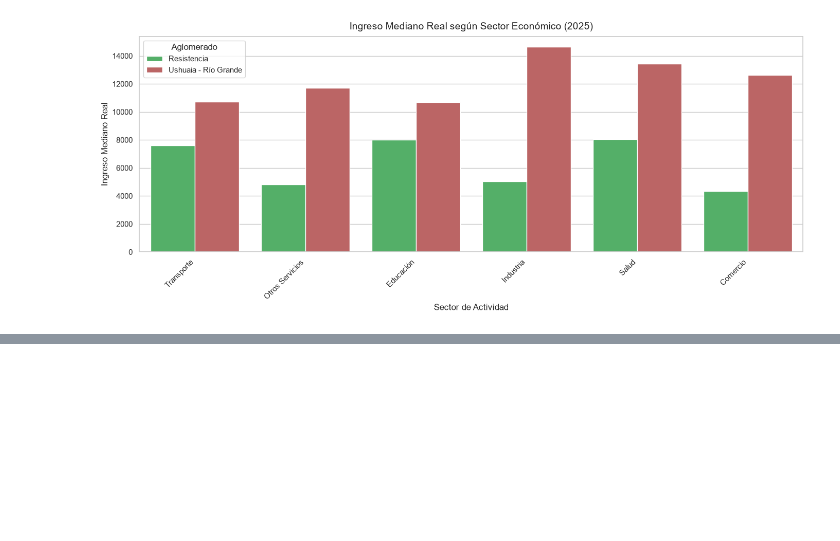
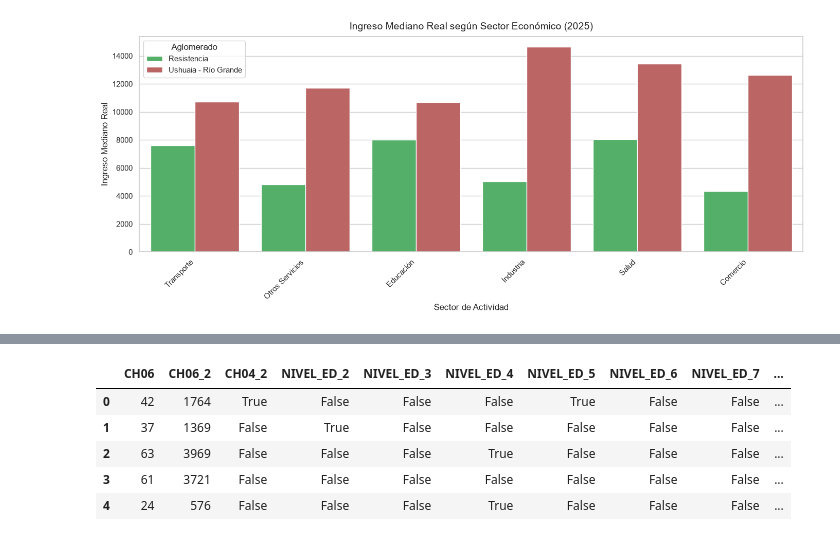
Before and after one commit to HernanSasdelli/Analisis_datos_py, a Jupyter notebook: notebooks/TP_Análisis.ipynb, the cells around one changed output, grey strips where cells are left out. Saved outputs shown, nothing was run; the diff lists cells and outputs as text; code cells hidden in the pictures; blank space fills up the shorter version.

```diff
--- a/notebooks/TP_Análisis.ipynb
+++ b/notebooks/TP_Análisis.ipynb
@@ -1084,0 +1163,74 @@ plt.show()
+# %%
+# =========================
+# CODIFICACIÓN DE VARIABLES PARA EL MODELO
+# =========================
+
+# Variable dependiente: ingreso real de la ocupación principal
+y = base_modelo["P21_REAL"]
+
+# Pesos muestrales de la EPH
+pesos_modelo = base_modelo["PONDERA"]
+
+# Variables independientes
+X = base_modelo[
+    [
+        "CH06",
+        "CH04",
+        "NIVEL_ED",
+        "NOMBRE_AGLOMERADO",
+        "ANO4",
+        "TRIMESTRE",
+        "SECTOR",
+        "CALIFICACION"
+    ]
+].copy()
+
+# Edad al cuadrado:
+# permite captar una relación no estrictamente lineal entre edad e ingreso.
+X["CH06_2"] = X["CH06"] ** 2
+
+# Interacción entre aglomerado y nivel educativo:
+# permite que el efecto del nivel educativo varíe entre aglomerados.
+X["AGLO_EDUCACION"] = (
+    X["NOMBRE_AGLOMERADO"].astype(str) + "_" +
+    X["NIVEL_ED"].astype(str)
+)
+
+# Interacción entre aglomerado y calificación ocupacional:
+# permite que la recompensa salarial de la calificación ocupacional varíe entre aglomerados.
+X["AGLO_CALIFICACION"] = (
+    X["NOMBRE_AGLOMERADO"].astype(str) + "_" +
+    X["CALIFICACION"].astype(str)
+)
+
+# Interacción entre sector y calificación:
+# permite captar que la calificación ocupacional puede tener distinta remuneración según sector.
+X["SECTOR_CALIFICACION"] = (
+    X["SECTOR"].astype(str) + "_" +
+    X["CALIFICACION"].astype(str)
+)
+
+# Convertimos variables categóricas en variables dummy.
+# ANO4 se trata como categórica para no asumir una tendencia lineal fija por año.
+X = pd.get_dummies(
+    X,
+    columns=[
+        "CH04",
+        "NIVEL_ED",
+        "NOMBRE_AGLOMERADO",
+        "ANO4",
+        "TRIMESTRE",
+        "SECTOR",
+        "CALIFICACION",
+        "AGLO_EDUCACION",
+        "AGLO_CALIFICACION",
+        "SECTOR_CALIFICACION"
+    ],
+    drop_first=True
+)
+
+print("Filas de X:", X.shape[0])
+print("Columnas de X:", X.shape[1])
+
+X.head()
+# %% [output]
@@ -1084,0 +1239,6 @@ plt.show()
+|  | CH06 | CH06_2 | CH04_2 | NIVEL_ED_2 | NIVEL_ED_3 | NIVEL_ED_4 | NIVEL_ED_5 | NIVEL_ED_6 | NIVEL_ED_7 | ... |
+| 0 | 42 | 1764 | True | False | False | False | True | False | False | ... |
+| 1 | 37 | 1369 | False | True | False | False | False | False | False | ... |
+| 2 | 63 | 3969 | False | False | False | True | False | False | False | ... |
+| 3 | 61 | 3721 | False | False | False | False | False | False | False | ... |
+| 4 | 24 | 576 | False | False | False | True | False | False | False | ... |
```
Also changed, not shown: parts of 6 cells of this notebook.
